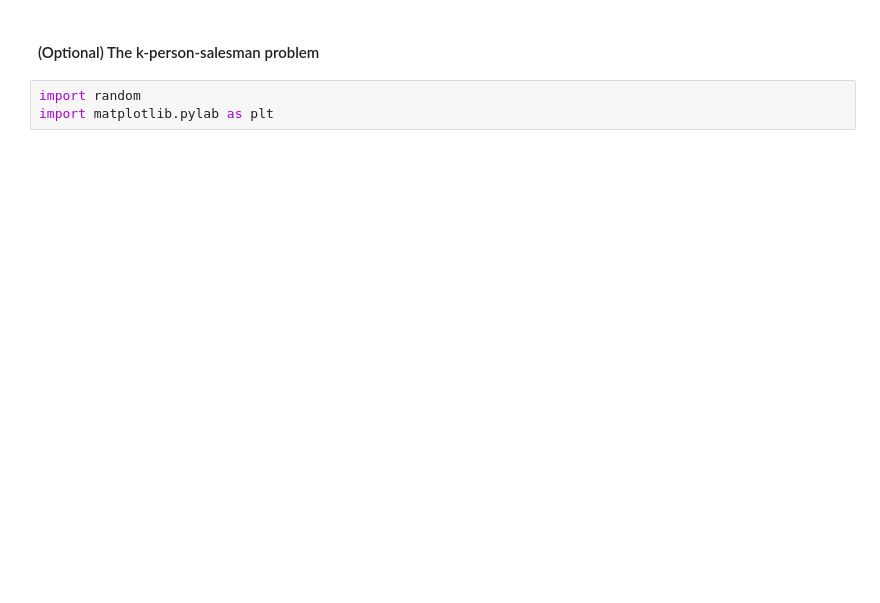
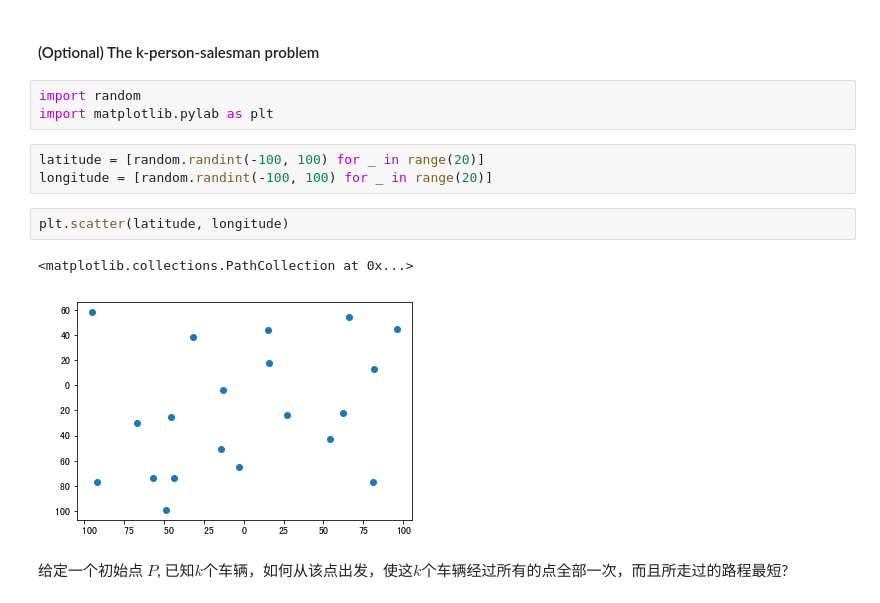
Before and after one commit to xinweixu1/nlp-AI-course, a Jupyter notebook: L04-DynamicProgramming-EditDistance/assignment-04.ipynb, the cells around one changed output. Saved outputs shown, nothing was run; the diff lists cells and outputs as text; blank space fills up the shorter version.

```diff
--- a/L04-DynamicProgramming-EditDistance/assignment-04.ipynb
+++ b/L04-DynamicProgramming-EditDistance/assignment-04.ipynb
@@ -47,3 +98,13 @@ solution = {}
 # %%
 import random
 import matplotlib.pylab as plt
+# %%
+latitude = [random.randint(-100, 100) for _ in range(20)]
+longitude = [random.randint(-100, 100) for _ in range(20)]
+# %%
+plt.scatter(latitude, longitude)
+# %% [output]
+<matplotlib.collections.PathCollection at 0x...>
+[figure, added]
+# %% [markdown]
+给定一个初始点 $P$, 已知$k$个车辆，如何从该点出发，使这$k$个车辆经过所有的点全部一次，而且所走过的路程最短?
```
Also changed, not shown: parts of 5 cells of this notebook, 2 other files.
